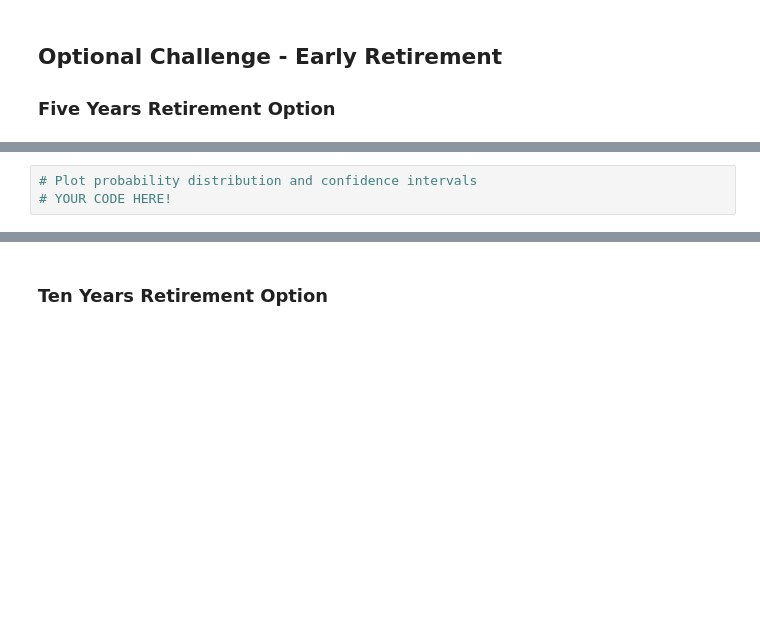
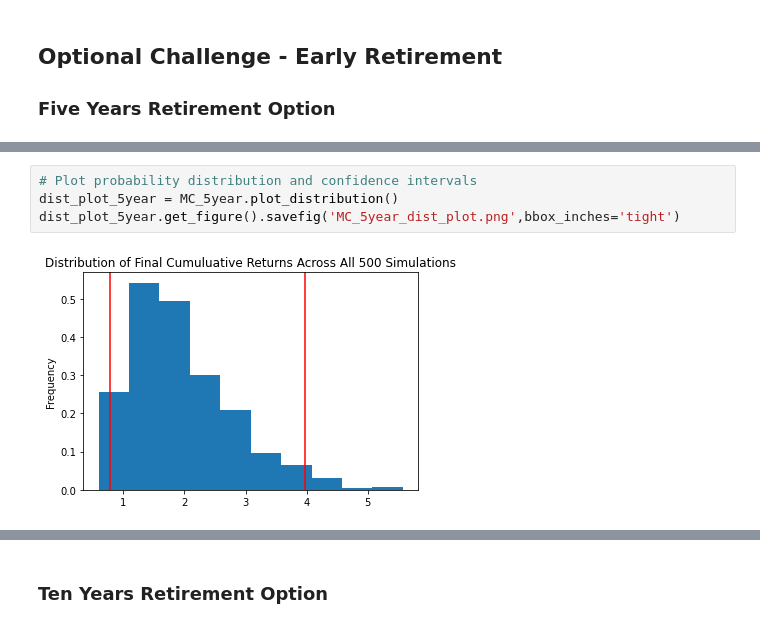
Before and after one commit to sameerlakhe/05_APIs_Financial_Planning, a Jupyter notebook: financial-planner.ipynb, the cells around one changed output, grey strips where cells are left out. Drawn from its saved outputs; the diff is of its cells as text; blank space fills up the shorter version.

```diff
--- a/financial-planner.ipynb
+++ b/financial-planner.ipynb
@@ -302,5 +462,8 @@ print(f"There is a 95% chance that an initial investment of ${initial_investment
 # %%
 # Plot probability distribution and confidence intervals
-# YOUR CODE HERE!
+dist_plot_5year = MC_5year.plot_distribution()
+dist_plot_5year.get_figure().savefig('MC_5year_dist_plot.png',bbox_inches='tight')
+# %% [output]
+[figure, added]
 # %%
 # Fetch summary statistics from the Monte Carlo simulation results
```
Also changed, not shown: parts of 32 cells of this notebook, 6 other files.
